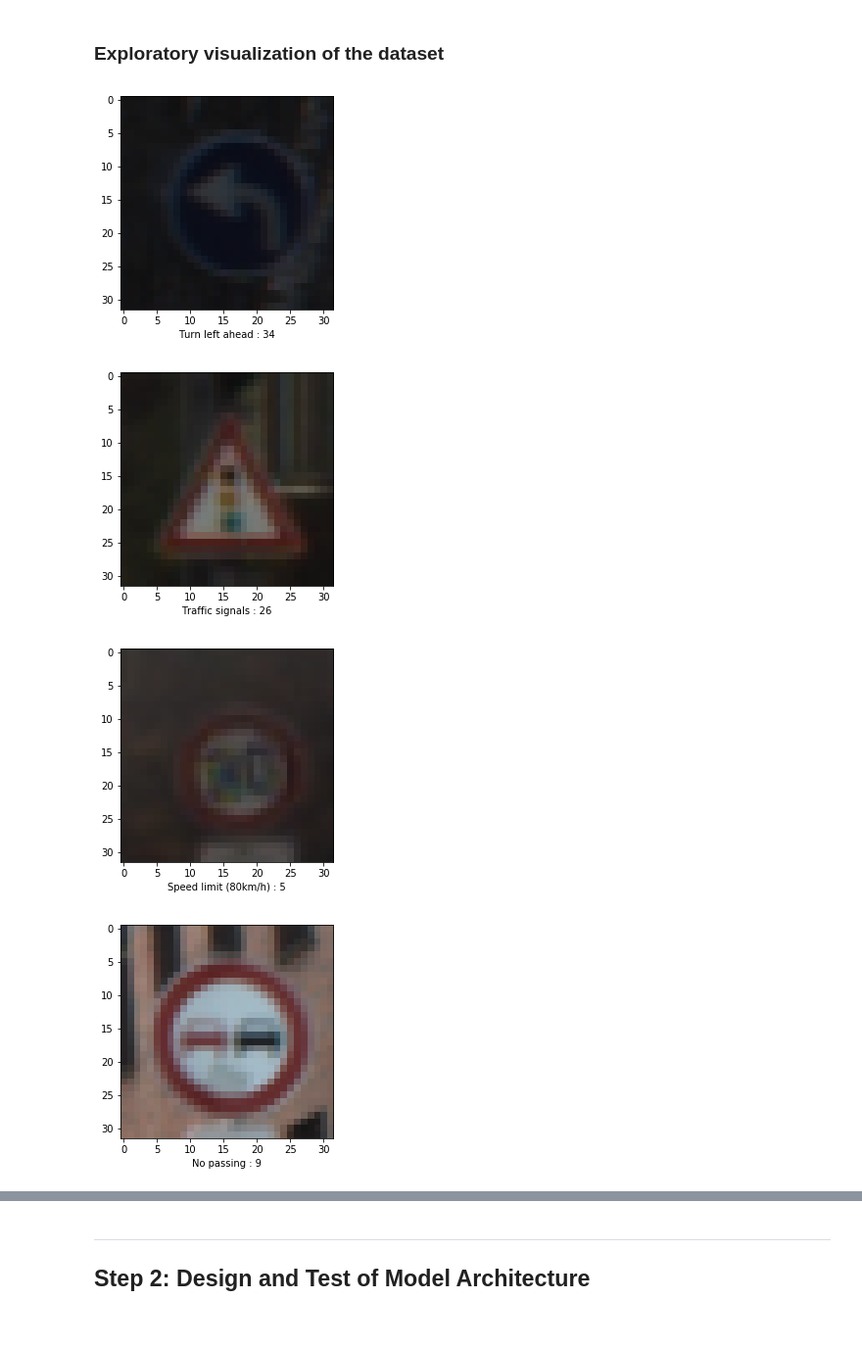
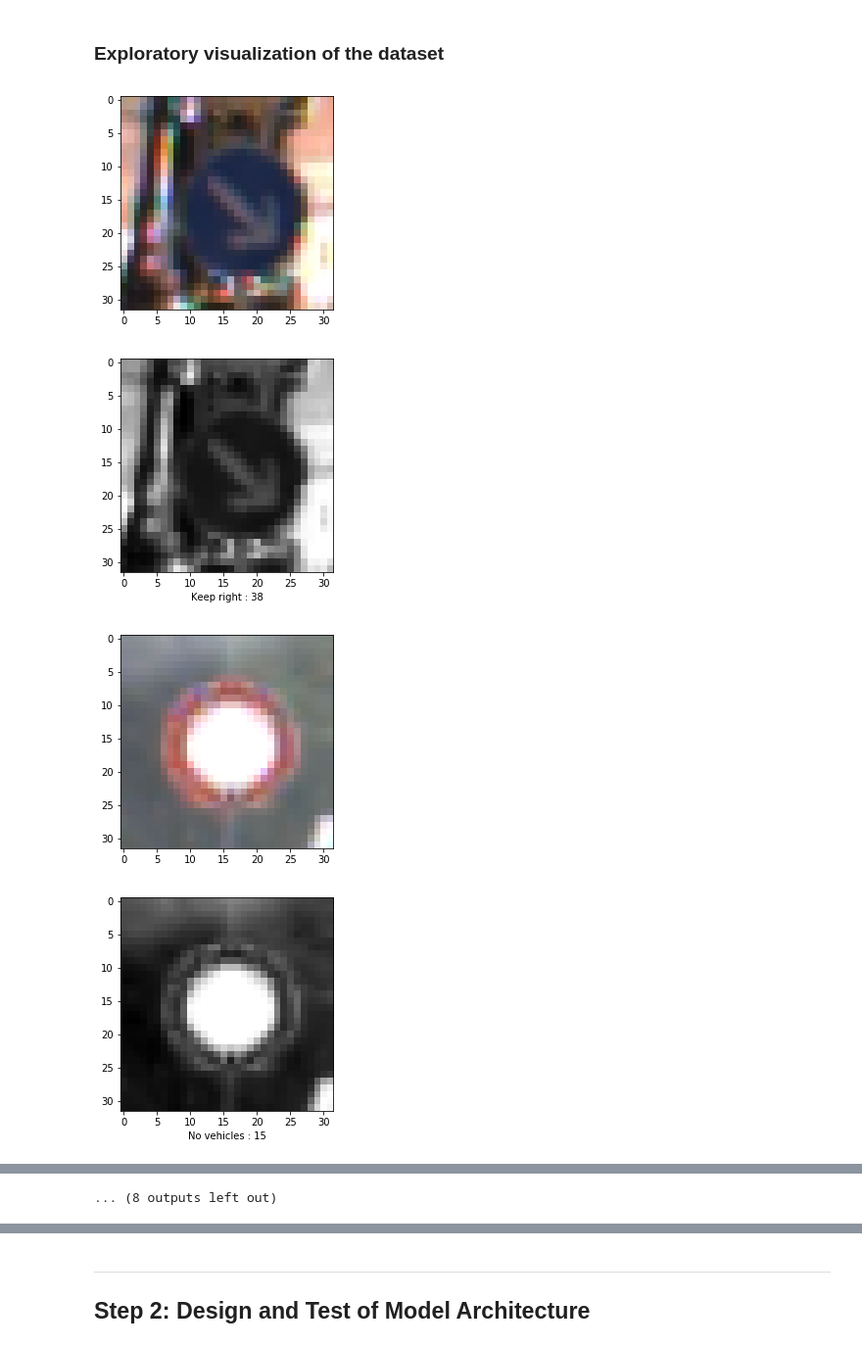
Before and after one commit to a-d-i/TrafficSignClassifier, a Jupyter notebook: Traffic_Sign_Classifier.ipynb, the cells around one changed output, grey strips where cells are left out. Shown: that part at 98% size. Saved outputs shown, nothing was run; the diff lists cells and outputs as text; code cells hidden in the pictures.

```diff
--- a/Traffic_Sign_Classifier.ipynb
+++ b/Traffic_Sign_Classifier.ipynb
@@ -53,11 +53,13 @@ The pickled data is a dictionary with 4 key/value pairs:
 # %% [markdown]
 ### Basic Summary of the Data Set Using Python, Numpy and/or Pandas
 # %%
+import numpy as np
+
 n_train = X_train.shape[0]
 n_validation = X_valid.shape[0]
 n_test = X_test.shape[0]
 image_shape = X_train[0].shape
-n_classes = 43
+n_classes = len(np.unique(y_train))
 
 print("Number of training examples =", n_train)
 print("Number of validation examples =", n_validation)
@@ -75,30 +77,36 @@ Number of classes = 43
 # %%
 import random
 import csv
-import numpy as np
 import matplotlib.pyplot as plt
 %matplotlib inline
 
 # Read the sign names for each id (from signnames.csv) and keep in
 # a dictionary for easy access
 signnames_dict = {}
 
+# helper function to conver rbg images to grayscale images
 def rgb2gray(x):
     return np.dot(x[...,:3], [0.2989, 0.5870, 0.1140])
 
 with open('signnames.csv', mode='r') as file:
     reader = csv.reader(file)
     next(reader, None)
     signnames_dict = {int(k):v for k, v in reader}
 
+# check that all labels were provided in the training set.
+assert(n_classes == len(signnames_dict))
+
+# show 10 example images (chosen at random) and their grayscaled version
 for row in range(1,11):
     index = random.randint(0, len(X_train))
     image = X_train[index].squeeze()
     plt.imshow(image)
+    plt.show()
+    plt.imshow(rgb2gray(image),cmap='gray')
     plt.xlabel(signnames_dict[int(y_train[index])] + " : " + str(int(y_train[index])))
     plt.show()
 # %% [output]
-[figure, old version]
+[figure, new version]
-[figure, old version]
+[figure, new version]
-[figure, old version]
+[figure, new version]
-[figure, old version]
+[figure, new version]
@@ -110,0 +121 @@ for row in range(1,11):
+... (8 outputs left out)
```
Also changed, not shown: parts of 20 cells of this notebook.
